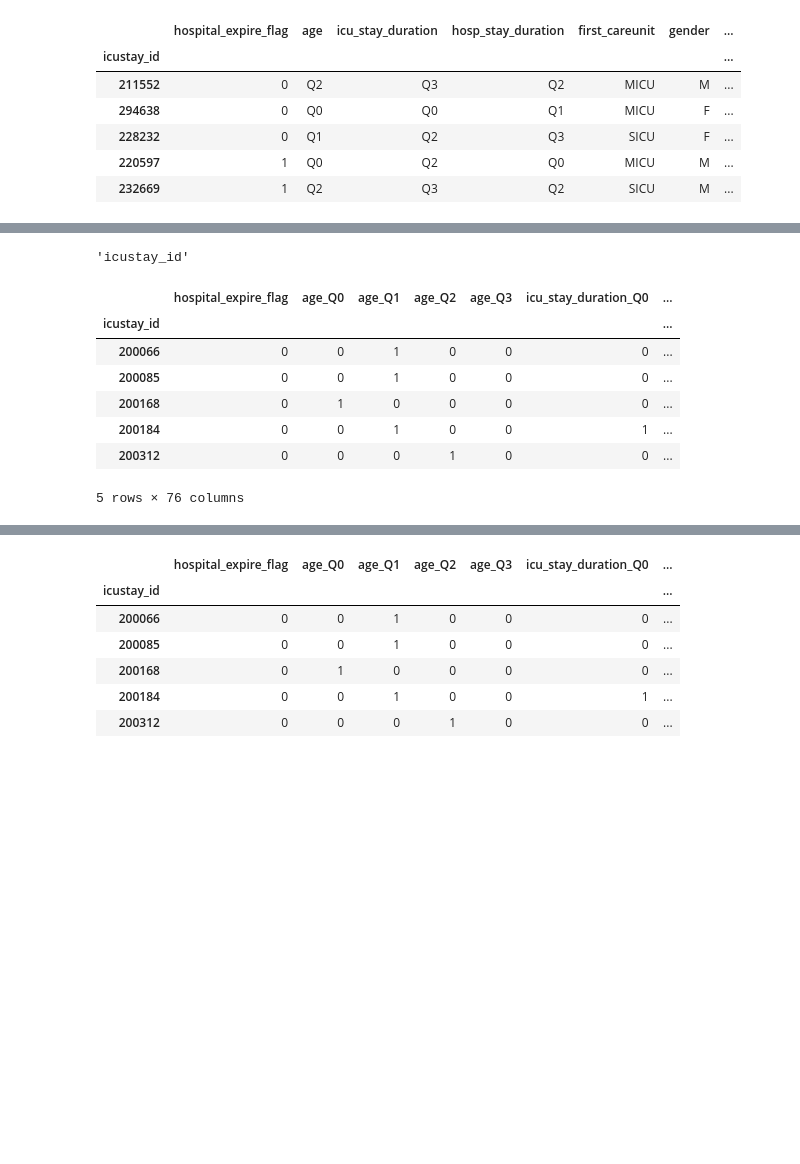
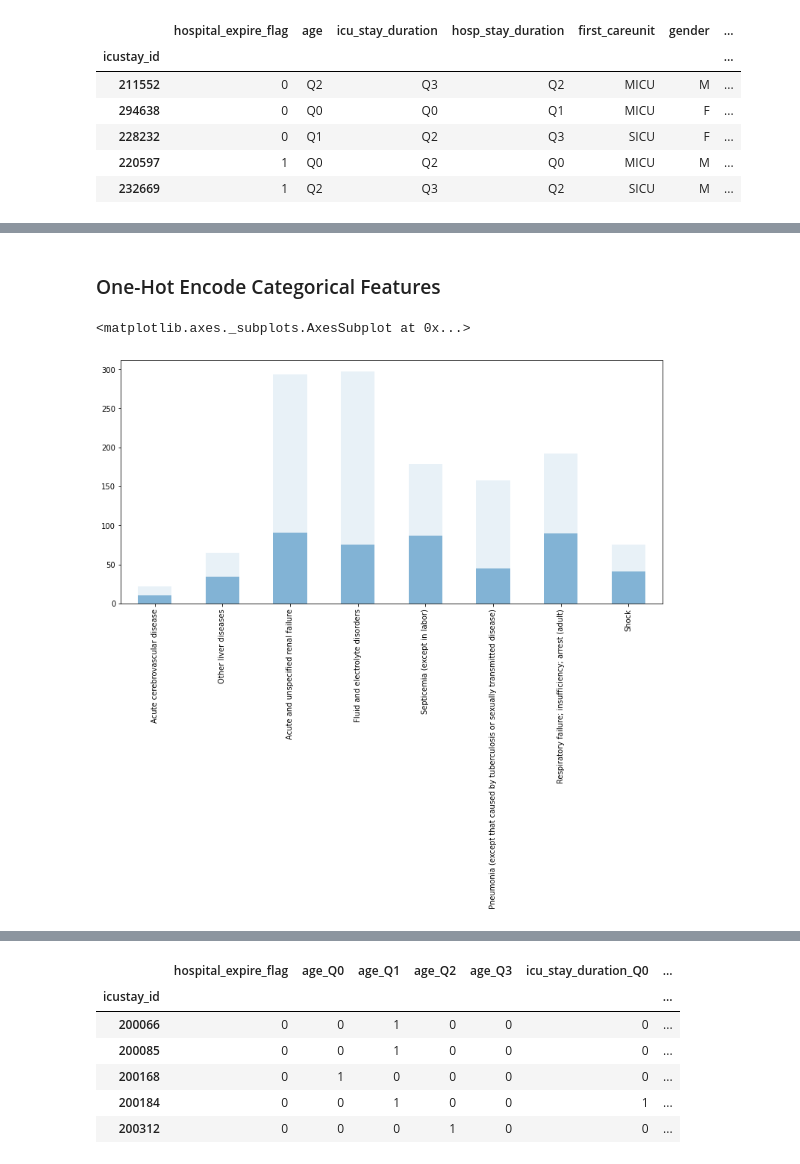
Before and after one commit to RJBeetel3/icu-data-exploration, a Jupyter notebook: icu_mortality_prediction/icu_mortality_prediction/notebooks/PATIENT_DEMOGRAPHICS_FIRST24.ipynb, the cells around one changed output, grey strips where cells are left out. Saved outputs shown, nothing was run; the diff lists cells and outputs as text; code cells hidden in the pictures; blank space fills up the shorter version.

```diff
--- a/icu_mortality_prediction/icu_mortality_prediction/notebooks/PATIENT_DEMOGRAPHICS_FIRST24.ipynb
+++ b/icu_mortality_prediction/icu_mortality_prediction/notebooks/PATIENT_DEMOGRAPHICS_FIRST24.ipynb
@@ -338,10 +379,8 @@ ptnt_demog_data2_df.head()
+# %% [markdown]
+### One-Hot Encode Categorical Features
 # %%
 categorical_cols = columns_by_data_type_dict['categorical_cols']
 one_hot_encoded_ptnt_demog_data_df = data_utils.one_hot_encode_categorical_features(
                                 ptnt_demog_data2_df,
                                 columns_by_data_type_dict['categorical_cols']
 )
-# %%
-one_hot_encoded_features_df.index.name
-# %% [output]
-'icustay_id'
@@ -356,15 +392,29 @@ ptnt_demog_data_and_diagnoses_df = one_hot_encoded_ptnt_demog_data_df.merge(
                         how = 'left',
                         sort = True
 )
-# %%
-ptnt_demog_data_and_diagnoses_df.head(
-)
-# %% [output]
-|  | hospital_expire_flag | age_Q0 | age_Q1 | age_Q2 | age_Q3 | icu_stay_duration_Q0 | ... |
-| icustay_id |  |  |  |  |  |  | ... |
-| 200066 | 0 | 0 | 1 | 0 | 0 | 0 | ... |
-| 200085 | 0 | 0 | 1 | 0 | 0 | 0 | ... |
-| 200168 | 0 | 1 | 0 | 0 | 0 | 0 | ... |
-| 200184 | 0 | 0 | 1 | 0 | 0 | 1 | ... |
-| 200312 | 0 | 0 | 0 | 1 | 0 | 0 | ... |
-5 rows × 76 columns
+# %%
+#diags.pop(diags.index('Diabetes mellitus without complication'))
+diags = [
+ 'hospital_expire_flag',
+ 'Acute cerebrovascular disease',
+ 'Other liver diseases',
+ 'Acute and unspecified renal failure',
+ 'Fluid and electrolyte disorders',
+ 'Septicemia (except in labor)',
+ 'Pneumonia (except that caused by tuberculosis or sexually transmitted disease)',
+ 'Respiratory failure; insufficiency; arrest (adult)',
+ 'Shock'
+ ]
+
+
+plt.subplots(figsize=(13,6))
+diags_df = ptnt_demog_data_and_diagnoses_df[diags]
+#diags_df.head()
+
+diags_df[diags_df.columns[1:]][diags_df['hospital_expire_flag']==1].sum().plot.bar(
+        alpha=0.5,label= 'Non_Survival')
+diags_df[diags_df.columns[1:]][diags_df['hospital_expire_flag']==0].sum().plot.bar(
+        alpha=0.1,label= 'Survival')
+# %% [output]
+<matplotlib.axes._subplots.AxesSubplot at 0x...>
+[figure, added]
```
Also changed, not shown: parts of 5 cells of this notebook.
